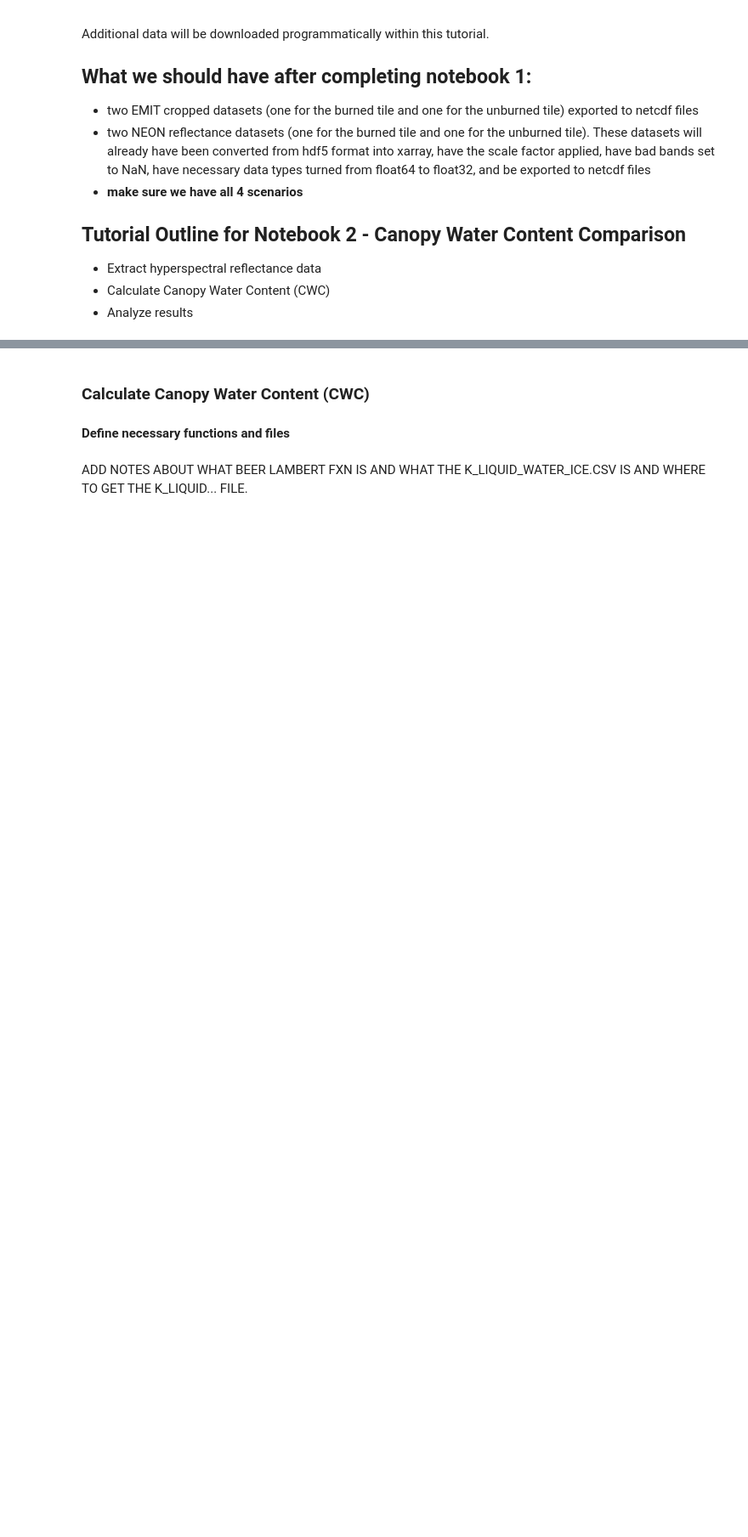
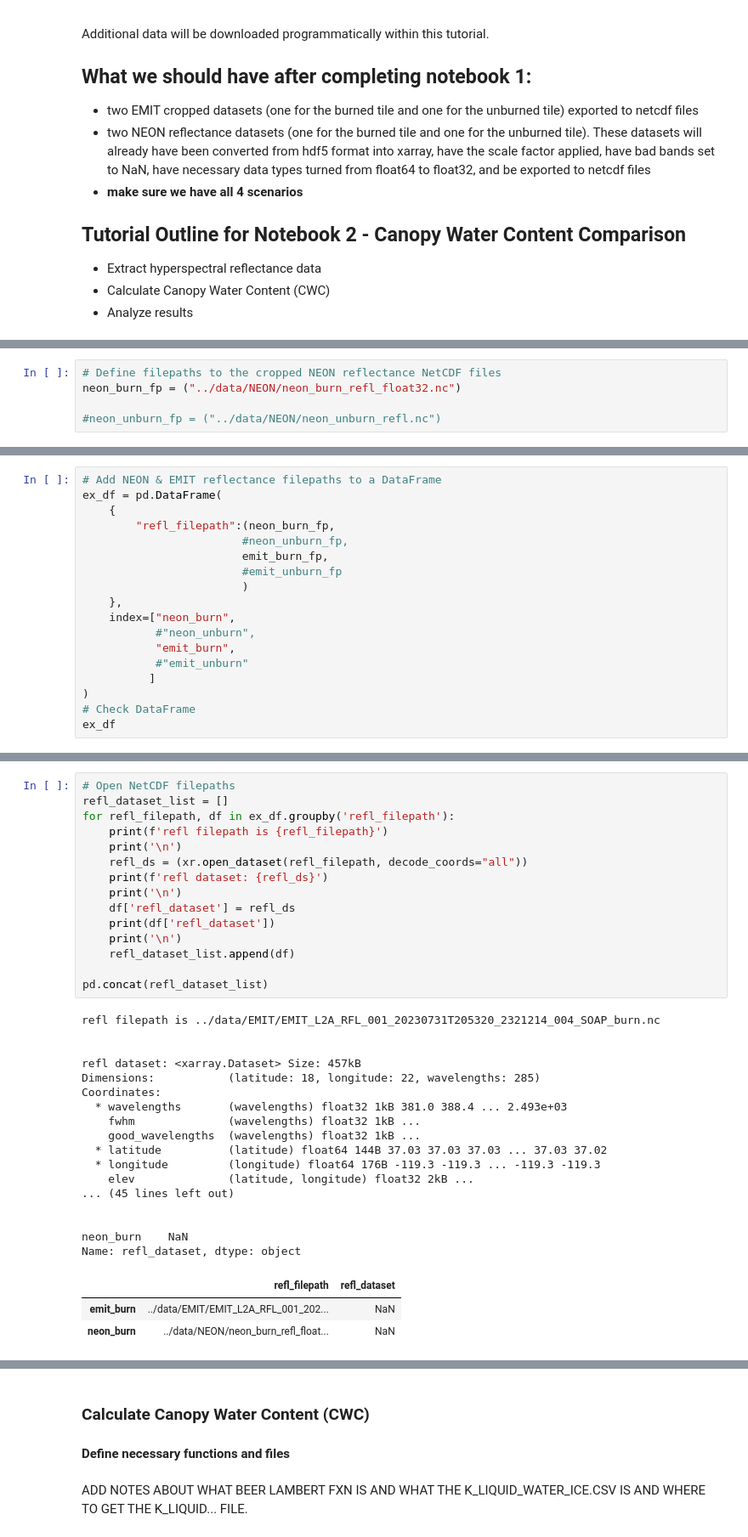
Before and after one commit to NEONScience/AOP-EMIT, a Jupyter notebook: notebooks/exploratory/hr/10_hr_tutorial_notebook_02.ipynb, the cells around one changed output, grey strips where cells are left out. Shown at 85% size. Saved outputs shown, nothing was run; the diff lists cells and outputs as text; blank space fills up the shorter version.

Commit message:
deleted unnecessary fxns; worked on for loop to open .nc reflectance files

```diff
--- a/notebooks/exploratory/hr/10_hr_tutorial_notebook_02.ipynb
+++ b/notebooks/exploratory/hr/10_hr_tutorial_notebook_02.ipynb
@@ -75 +73,6 @@ import h5py #work with NEON reflectance data
+# %%
+# Define filepaths to the cropped NEON reflectance NetCDF files
+neon_burn_fp = ("../data/NEON/neon_burn_refl_float32.nc")
+
+#neon_unburn_fp = ("../data/NEON/neon_unburn_refl.nc")
 # %%
@@ -86,0 +92,18 @@ emit_burn_fp = ("../../../data"
+# %%
+# Add NEON & EMIT reflectance filepaths to a DataFrame
+ex_df = pd.DataFrame(
+    {
+        "refl_filepath":(neon_burn_fp,
+                        #neon_unburn_fp,
+                        emit_burn_fp,
+                        #emit_unburn_fp
+                        )
+    },
+    index=["neon_burn",
+           #"neon_unburn",
+           "emit_burn",
+           #"emit_unburn"
+          ]
+)
+# Check DataFrame
+ex_df
@@ -87,3 +114,39 @@ emit_burn_fp = ("../../../data"
+# %%
+# Open NetCDF filepaths
+refl_dataset_list = []
+for refl_filepath, df in ex_df.groupby('refl_filepath'):
+    print(f'refl filepath is {refl_filepath}')
+    print('\n')
+    refl_ds = (xr.open_dataset(refl_filepath, decode_coords="all"))
+    print(f'refl dataset: {refl_ds}')
+    print('\n')
+    df['refl_dataset'] = refl_ds
+    print(df['refl_dataset'])
+    print('\n')
+    refl_dataset_list.append(df)
+
+pd.concat(refl_dataset_list)
+# %% [output]
+refl filepath is ../data/EMIT/EMIT_L2A_RFL_001_20230731T205320_2321214_004_SOAP_burn.nc
+
+
+refl dataset: <xarray.Dataset> Size: 457kB
+Dimensions:           (latitude: 18, longitude: 22, wavelengths: 285)
+Coordinates:
+  * wavelengths       (wavelengths) float32 1kB 381.0 388.4 ... 2.493e+03
+    fwhm              (wavelengths) float32 1kB ...
+    good_wavelengths  (wavelengths) float32 1kB ...
+  * latitude          (latitude) float64 144B 37.03 37.03 37.03 ... 37.03 37.02
+  * longitude         (longitude) float64 176B -119.3 -119.3 ... -119.3 -119.3
+    elev              (latitude, longitude) float32 2kB ...
+... (45 lines left out)
+
+
+neon_burn    NaN
+Name: refl_dataset, dtype: object
+|  | refl_filepath | refl_dataset |
+| emit_burn | ../data/EMIT/EMIT_L2A_RFL_001_202... | NaN |
+| neon_burn | ../data/NEON/neon_burn_refl_float... | NaN |
 # %%
 # Open NetCDF EMIT burned and unburned filepaths
 emit_burn_ds = xr.open_dataset(emit_burn_fp, decode_coords="all")
```
Also changed, not shown: parts of 13 cells of this notebook.
